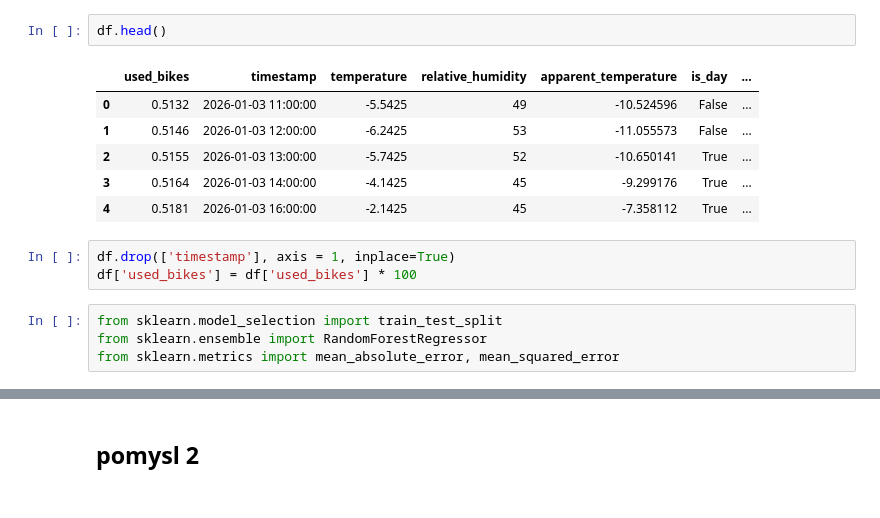
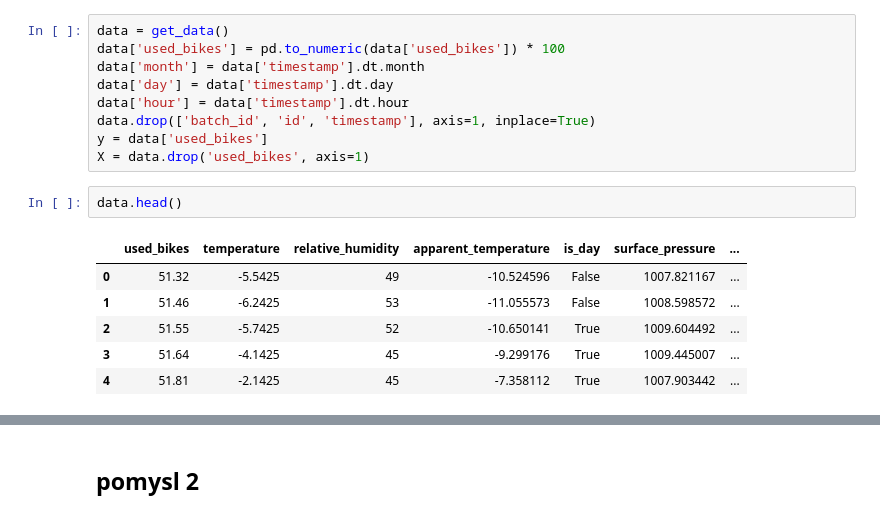
Before and after one commit to olaidczak/weather-bikes, a Jupyter notebook: src/model/train_model.ipynb, the cells around one changed output, grey strips where cells are left out. Saved outputs shown, nothing was run; the diff lists cells and outputs as text.

Commit message:
model outline

```diff
--- a/src/model/test_model.ipynb
+++ b/src/model/train_model.ipynb
@@ -32,16 +13,18 @@ df['hour'] = df['timestamp'].dt.hour
+# %%
+data = get_data()
+data['used_bikes'] = pd.to_numeric(data['used_bikes']) * 100
+data['month'] = data['timestamp'].dt.month
+data['day'] = data['timestamp'].dt.day
+data['hour'] = data['timestamp'].dt.hour
+data.drop(['batch_id', 'id', 'timestamp'], axis=1, inplace=True)
+y = data['used_bikes']
+X = data.drop('used_bikes', axis=1)
 # %%
-df.head()
+data.head()
 # %% [output]
-|  | used_bikes | timestamp | temperature | relative_humidity | apparent_temperature | is_day | ... |
-| 0 | 0.5132 | 2026-01-03 11:00:00 | -5.5425 | 49 | -10.524596 | False | ... |
-| 1 | 0.5146 | 2026-01-03 12:00:00 | -6.2425 | 53 | -11.055573 | False | ... |
-| 2 | 0.5155 | 2026-01-03 13:00:00 | -5.7425 | 52 | -10.650141 | True | ... |
-| 3 | 0.5164 | 2026-01-03 14:00:00 | -4.1425 | 45 | -9.299176 | True | ... |
-| 4 | 0.5181 | 2026-01-03 16:00:00 | -2.1425 | 45 | -7.358112 | True | ... |
+|  | used_bikes | temperature | relative_humidity | apparent_temperature | is_day | surface_pressure | ... |
+| 0 | 51.32 | -5.5425 | 49 | -10.524596 | False | 1007.821167 | ... |
+| 1 | 51.46 | -6.2425 | 53 | -11.055573 | False | 1008.598572 | ... |
+| 2 | 51.55 | -5.7425 | 52 | -10.650141 | True | 1009.604492 | ... |
+| 3 | 51.64 | -4.1425 | 45 | -9.299176 | True | 1009.445007 | ... |
+| 4 | 51.81 | -2.1425 | 45 | -7.358112 | True | 1007.903442 | ... |
-# %%
-df.drop(['timestamp'], axis = 1, inplace=True)
-df['used_bikes'] = df['used_bikes'] * 100
-# %%
-from sklearn.model_selection import train_test_split
-from sklearn.ensemble import RandomForestRegressor
-from sklearn.metrics import mean_absolute_error, mean_squared_error
```
Also changed, not shown: parts of 34 cells of this notebook, 2 other files.
